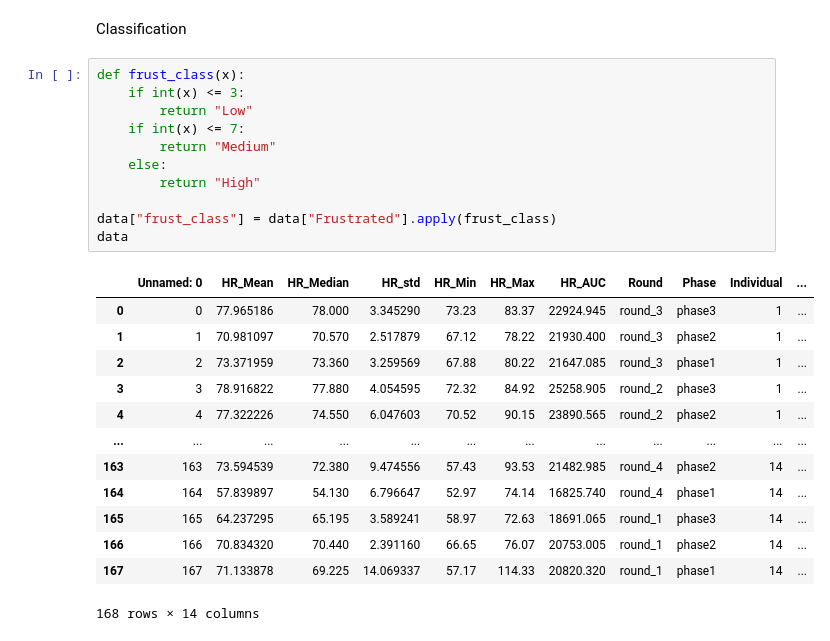
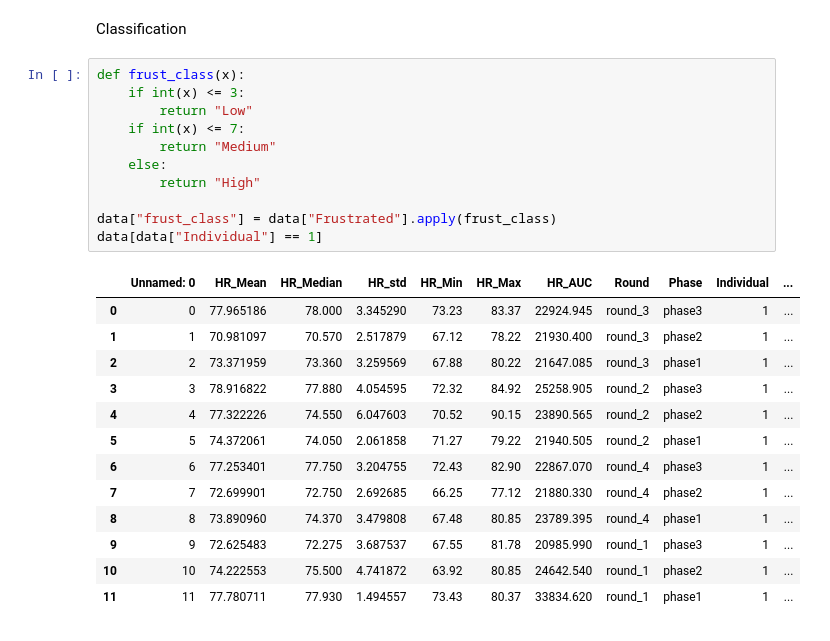
Before and after one commit to Apros7/DTU-AI-Statistics, a Jupyter notebook: AI Stat/Project/start.ipynb, the cells around one changed output. Saved outputs shown, nothing was run; the diff lists cells and outputs as text.

```diff
--- a/AI Stat/Project/start.ipynb
+++ b/AI Stat/Project/start.ipynb
@@ -56,25 +56,25 @@ Classification
 # %%
 def frust_class(x):
     if int(x) <= 3:
         return "Low"
     if int(x) <= 7:
         return "Medium"
     else:
         return "High"
 
 data["frust_class"] = data["Frustrated"].apply(frust_class)
-data
+data[data["Individual"] == 1]
 # %% [output]
 |  | Unnamed: 0 | HR_Mean | HR_Median | HR_std | HR_Min | HR_Max | HR_AUC | Round | Phase | Individual | ... |
 | 0 | 0 | 77.965186 | 78.000 | 3.345290 | 73.23 | 83.37 | 22924.945 | round_3 | phase3 | 1 | ... |
 | 1 | 1 | 70.981097 | 70.570 | 2.517879 | 67.12 | 78.22 | 21930.400 | round_3 | phase2 | 1 | ... |
 | 2 | 2 | 73.371959 | 73.360 | 3.259569 | 67.88 | 80.22 | 21647.085 | round_3 | phase1 | 1 | ... |
 | 3 | 3 | 78.916822 | 77.880 | 4.054595 | 72.32 | 84.92 | 25258.905 | round_2 | phase3 | 1 | ... |
 | 4 | 4 | 77.322226 | 74.550 | 6.047603 | 70.52 | 90.15 | 23890.565 | round_2 | phase2 | 1 | ... |
-| ... | ... | ... | ... | ... | ... | ... | ... | ... | ... | ... | ... |
-| 163 | 163 | 73.594539 | 72.380 | 9.474556 | 57.43 | 93.53 | 21482.985 | round_4 | phase2 | 14 | ... |
-| 164 | 164 | 57.839897 | 54.130 | 6.796647 | 52.97 | 74.14 | 16825.740 | round_4 | phase1 | 14 | ... |
-| 165 | 165 | 64.237295 | 65.195 | 3.589241 | 58.97 | 72.63 | 18691.065 | round_1 | phase3 | 14 | ... |
-| 166 | 166 | 70.834320 | 70.440 | 2.391160 | 66.65 | 76.07 | 20753.005 | round_1 | phase2 | 14 | ... |
-| 167 | 167 | 71.133878 | 69.225 | 14.069337 | 57.17 | 114.33 | 20820.320 | round_1 | phase1 | 14 | ... |
+| 5 | 5 | 74.372061 | 74.050 | 2.061858 | 71.27 | 79.22 | 21940.505 | round_2 | phase1 | 1 | ... |
+| 6 | 6 | 77.253401 | 77.750 | 3.204755 | 72.43 | 82.90 | 22867.070 | round_4 | phase3 | 1 | ... |
+| 7 | 7 | 72.699901 | 72.750 | 2.692685 | 66.25 | 77.12 | 21880.330 | round_4 | phase2 | 1 | ... |
+| 8 | 8 | 73.890960 | 74.370 | 3.479808 | 67.48 | 80.85 | 23789.395 | round_4 | phase1 | 1 | ... |
+| 9 | 9 | 72.625483 | 72.275 | 3.687537 | 67.55 | 81.78 | 20985.990 | round_1 | phase3 | 1 | ... |
+| 10 | 10 | 74.222553 | 75.500 | 4.741872 | 63.92 | 80.85 | 24642.540 | round_1 | phase2 | 1 | ... |
+| 11 | 11 | 77.780711 | 77.930 | 1.494557 | 73.43 | 80.37 | 33834.620 | round_1 | phase1 | 1 | ... |
-168 rows × 14 columns
```
Also changed, not shown: parts of 1 cell of this notebook, 4 other files.
